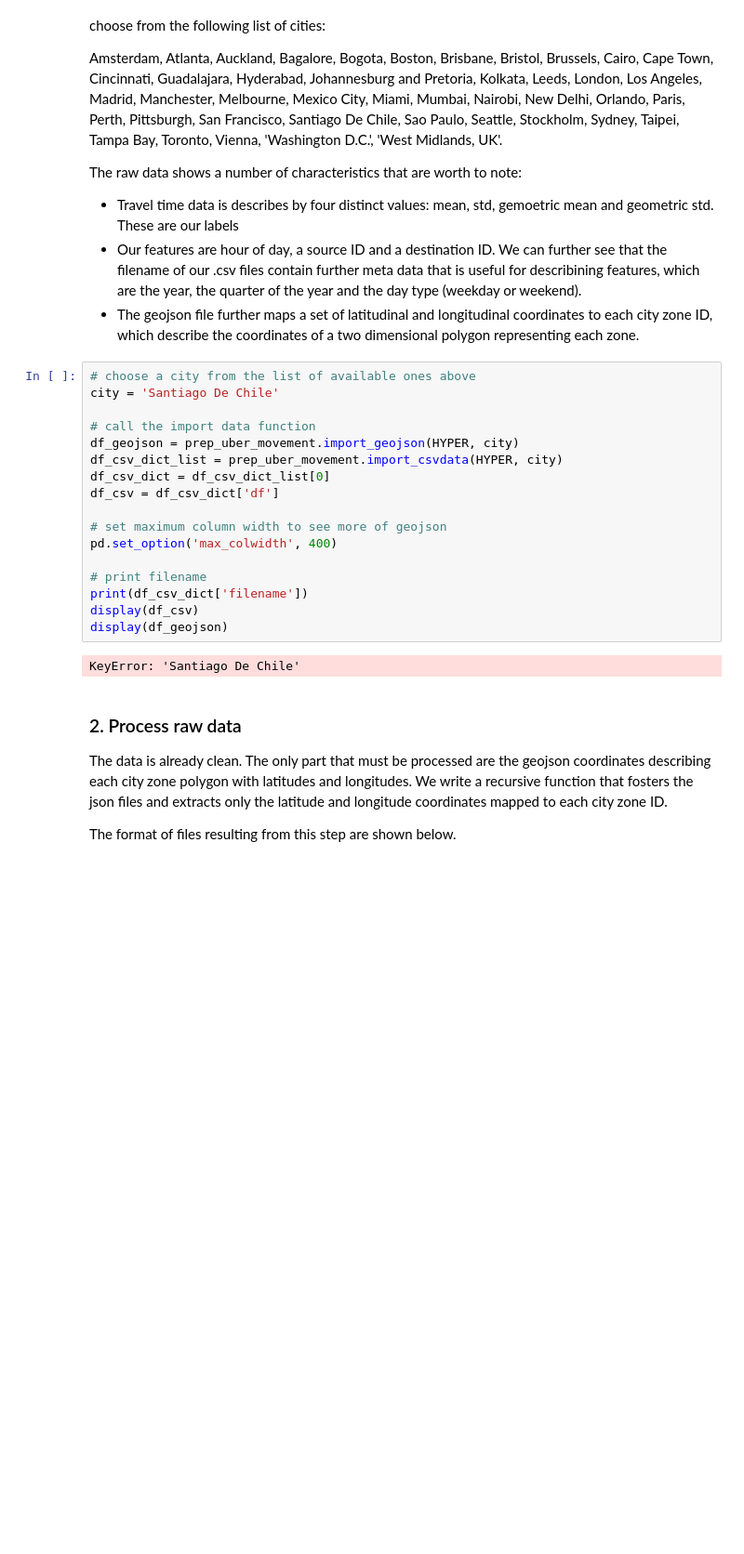
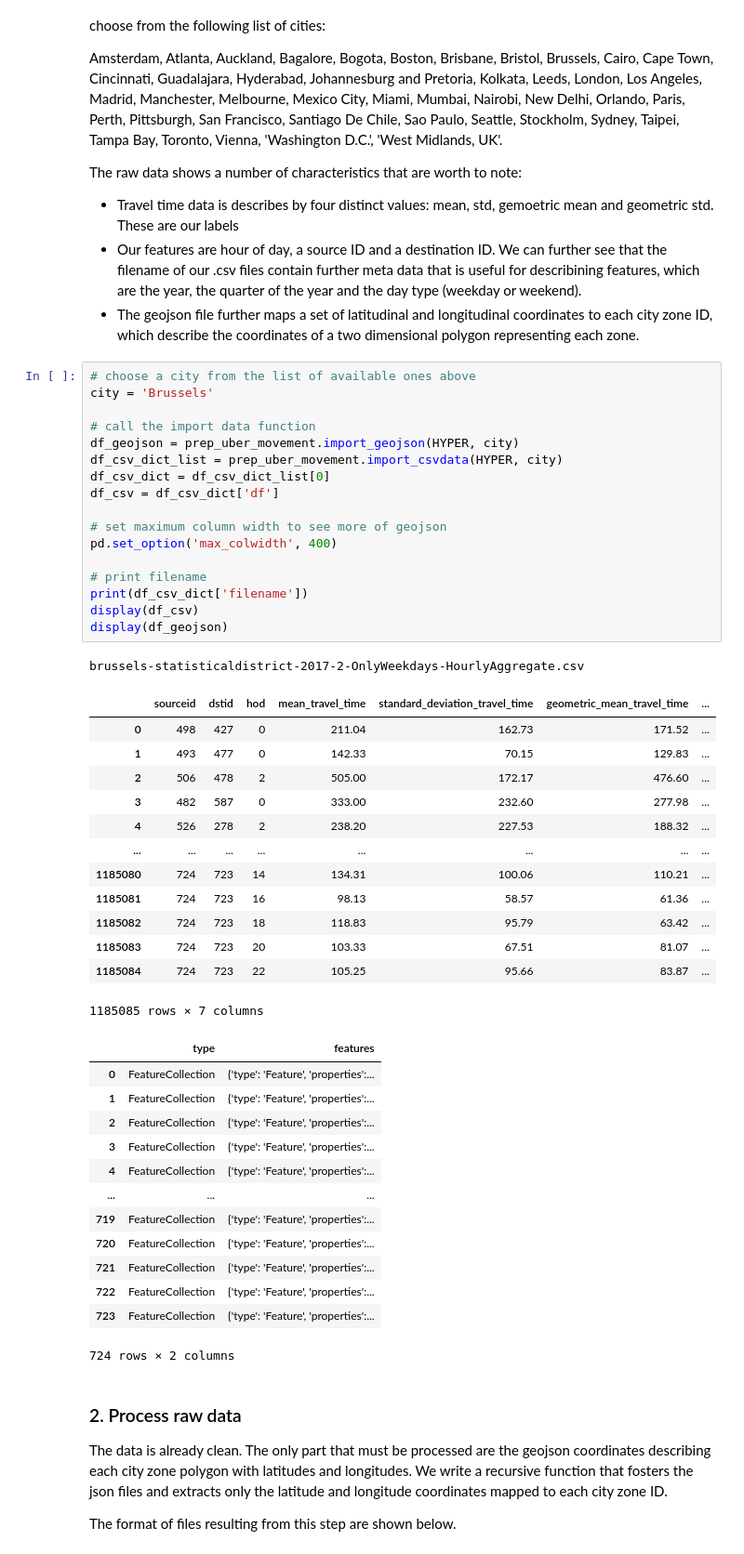
Before and after one commit to ArsamAryandoust/UniversalGNNs, a Jupyter notebook: src/prep_UberMovement.ipynb, the cells around one changed output. Shown at 93% size. Drawn from its saved outputs; the diff is of its cells as text; blank space fills up the shorter version.

```diff
--- a/src/prep_UberMovement.ipynb
+++ b/src/prep_UberMovement.ipynb
@@ -29,23 +29,49 @@ The raw data shows a number of characteristics that are worth to note:
 * The geojson file further maps a set of latitudinal and longitudinal coordinates to each city zone ID, which describe the coordinates of a two dimensional polygon representing each zone.
 # %%
 # choose a city from the list of available ones above
-city = 'Santiago De Chile'
+city = 'Brussels'
 
 # call the import data function
 df_geojson = prep_uber_movement.import_geojson(HYPER, city)
 df_csv_dict_list = prep_uber_movement.import_csvdata(HYPER, city)
 df_csv_dict = df_csv_dict_list[0]
 df_csv = df_csv_dict['df']
 
 # set maximum column width to see more of geojson
 pd.set_option('max_colwidth', 400)
 
 # print filename
 print(df_csv_dict['filename'])
 display(df_csv)
 display(df_geojson)
 # %% [output]
-KeyError: 'Santiago De Chile'
+brussels-statisticaldistrict-2017-2-OnlyWeekdays-HourlyAggregate.csv
+|  | sourceid | dstid | hod | mean_travel_time | standard_deviation_travel_time | geometric_mean_travel_time | ... |
+| 0 | 498 | 427 | 0 | 211.04 | 162.73 | 171.52 | ... |
+| 1 | 493 | 477 | 0 | 142.33 | 70.15 | 129.83 | ... |
+| 2 | 506 | 478 | 2 | 505.00 | 172.17 | 476.60 | ... |
+| 3 | 482 | 587 | 0 | 333.00 | 232.60 | 277.98 | ... |
+| 4 | 526 | 278 | 2 | 238.20 | 227.53 | 188.32 | ... |
+| ... | ... | ... | ... | ... | ... | ... | ... |
+| 1185080 | 724 | 723 | 14 | 134.31 | 100.06 | 110.21 | ... |
+| 1185081 | 724 | 723 | 16 | 98.13 | 58.57 | 61.36 | ... |
+| 1185082 | 724 | 723 | 18 | 118.83 | 95.79 | 63.42 | ... |
+| 1185083 | 724 | 723 | 20 | 103.33 | 67.51 | 81.07 | ... |
+| 1185084 | 724 | 723 | 22 | 105.25 | 95.66 | 83.87 | ... |
+1185085 rows × 7 columns
+|  | type | features |
+| 0 | FeatureCollection | {'type': 'Feature', 'properties':... |
+| 1 | FeatureCollection | {'type': 'Feature', 'properties':... |
+| 2 | FeatureCollection | {'type': 'Feature', 'properties':... |
+| 3 | FeatureCollection | {'type': 'Feature', 'properties':... |
+| 4 | FeatureCollection | {'type': 'Feature', 'properties':... |
+| ... | ... | ... |
+| 719 | FeatureCollection | {'type': 'Feature', 'properties':... |
+| 720 | FeatureCollection | {'type': 'Feature', 'properties':... |
+| 721 | FeatureCollection | {'type': 'Feature', 'properties':... |
+| 722 | FeatureCollection | {'type': 'Feature', 'properties':... |
+| 723 | FeatureCollection | {'type': 'Feature', 'properties':... |
+724 rows × 2 columns
 # %% [markdown]
 ### 2. Process raw data
 
```
Also changed, not shown: parts of 2 cells of this notebook, 2 other files.
